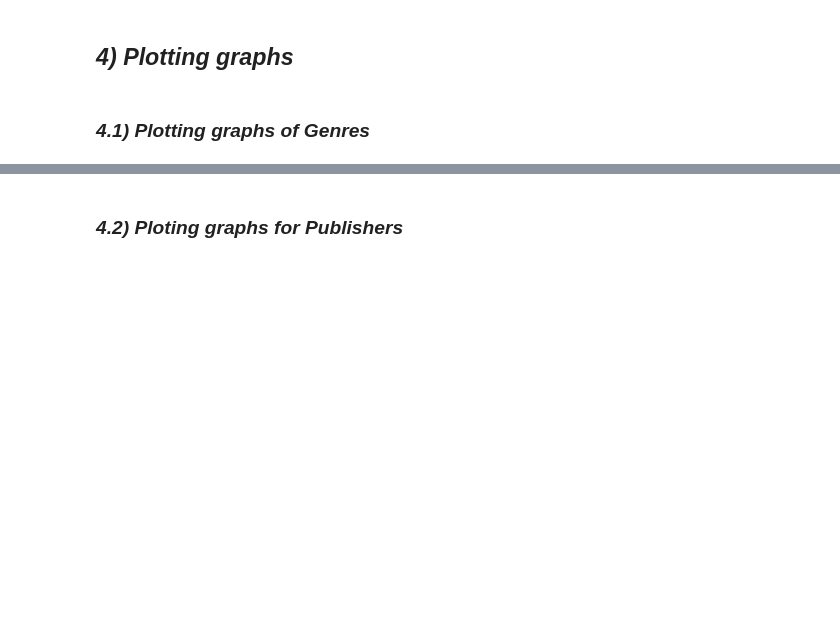
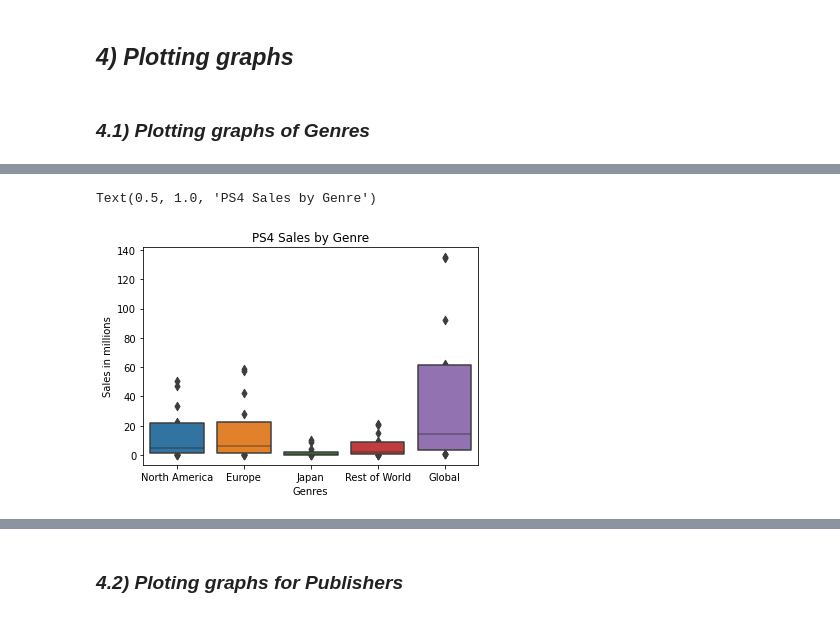
Before and after one commit to data301-2021-summer2/project-group12-project, a Jupyter notebook: analysis/dhairya/DhairyaDatasheets.ipynb, the cells around one changed output, grey strips where cells are left out. Cells and saved outputs as stored; diff of their text form; code cells hidden in the pictures; blank space fills up the shorter version.

```diff
--- a/analysis/dhairya/DhairyaDatasheets.ipynb
+++ b/analysis/dhairya/DhairyaDatasheets.ipynb
@@ -322,0 +343,7 @@ Text(0.5, 1.0, 'XBOX ONE Sales by Genre')
+# %%
+a =sns.boxenplot(data=df_Ps4_genre)
+a.set(xlabel="Genres", ylabel = "Sales in millions")
+plt.title("PS4 Sales by Genre")
+# %% [output]
+Text(0.5, 1.0, 'PS4 Sales by Genre')
+[figure, added]
```
Also changed, not shown: parts of 36 cells of this notebook, 3 other files.
